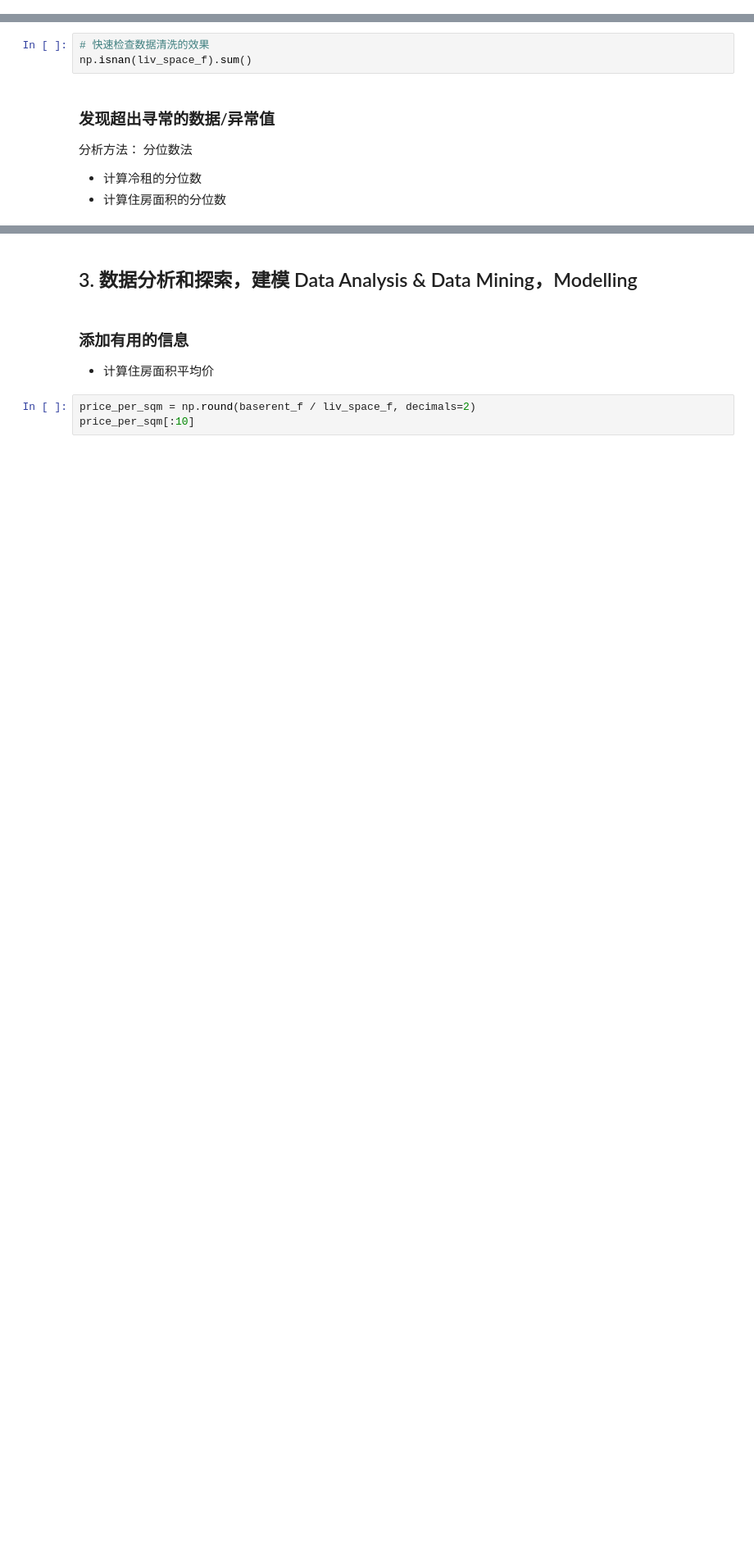
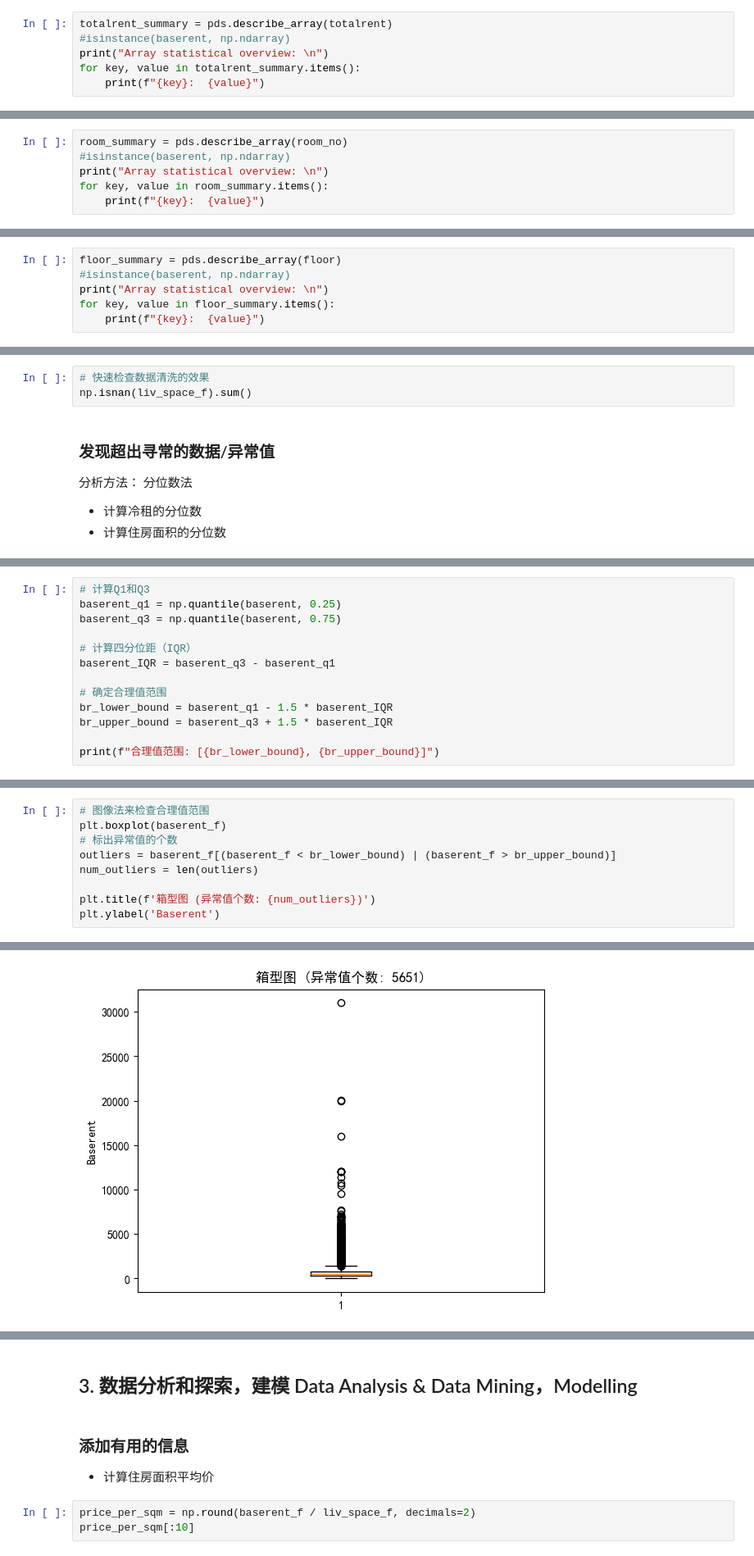
Before and after one commit to dietertao/b_python_dshb_cn, a Jupyter notebook: docs/Chapter02/1.2.ds_projet_np02.ipynb, the cells around one changed output, grey strips where cells are left out. Shown at 82% size. Drawn from its saved outputs; the diff is of its cells as text; blank space fills up the shorter version.

```diff
--- a/docs/Chapter02/1.2.ds_projet_np02.ipynb
+++ b/docs/Chapter02/1.2.ds_projet_np02.ipynb
@@ -200,0 +253,6 @@ Kurtosis:  98089.85470724627
+# %%
+totalrent_summary = pds.describe_array(totalrent)
+#isinstance(baserent, np.ndarray)
+print("Array statistical overview: \n")
+for key, value in totalrent_summary.items():
+    print(f"{key}:  {value}")
@@ -200,0 +277,6 @@ Kurtosis:  98089.85470724627
+# %%
+room_summary = pds.describe_array(room_no)
+#isinstance(baserent, np.ndarray)
+print("Array statistical overview: \n")
+for key, value in room_summary.items():
+    print(f"{key}:  {value}")
@@ -200,0 +301,6 @@ Kurtosis:  98089.85470724627
+# %%
+floor_summary = pds.describe_array(floor)
+#isinstance(baserent, np.ndarray)
+print("Array statistical overview: \n")
+for key, value in floor_summary.items():
+    print(f"{key}:  {value}")
@@ -299,0 +453,13 @@ np.isnan(liv_space_f).sum()
+# %%
+# 计算Q1和Q3
+baserent_q1 = np.quantile(baserent, 0.25)
+baserent_q3 = np.quantile(baserent, 0.75)
+
+# 计算四分位距（IQR）
+baserent_IQR = baserent_q3 - baserent_q1
+
+# 确定合理值范围
+br_lower_bound = baserent_q1 - 1.5 * baserent_IQR
+br_upper_bound = baserent_q3 + 1.5 * baserent_IQR
+
+print(f"合理值范围: [{br_lower_bound}, {br_upper_bound}]")
@@ -303,0 +485,10 @@ print(f"Basrent 0.5% Quantile: {baserent_q005}, 99.5% Quantile: {baserent_q995}"
+# %%
+# 图像法来检查合理值范围
+plt.boxplot(baserent_f)
+# 标出异常值的个数
+outliers = baserent_f[(baserent_f < br_lower_bound) | (baserent_f > br_upper_bound)]
+num_outliers = len(outliers)
+
+plt.title(f'箱型图 (异常值个数: {num_outliers})')
+plt.ylabel('Baserent')
+# %% [output]
@@ -303,0 +496 @@ print(f"Basrent 0.5% Quantile: {baserent_q005}, 99.5% Quantile: {baserent_q995}"
+[figure, added]
```
Also changed, not shown: parts of 16 cells of this notebook.
